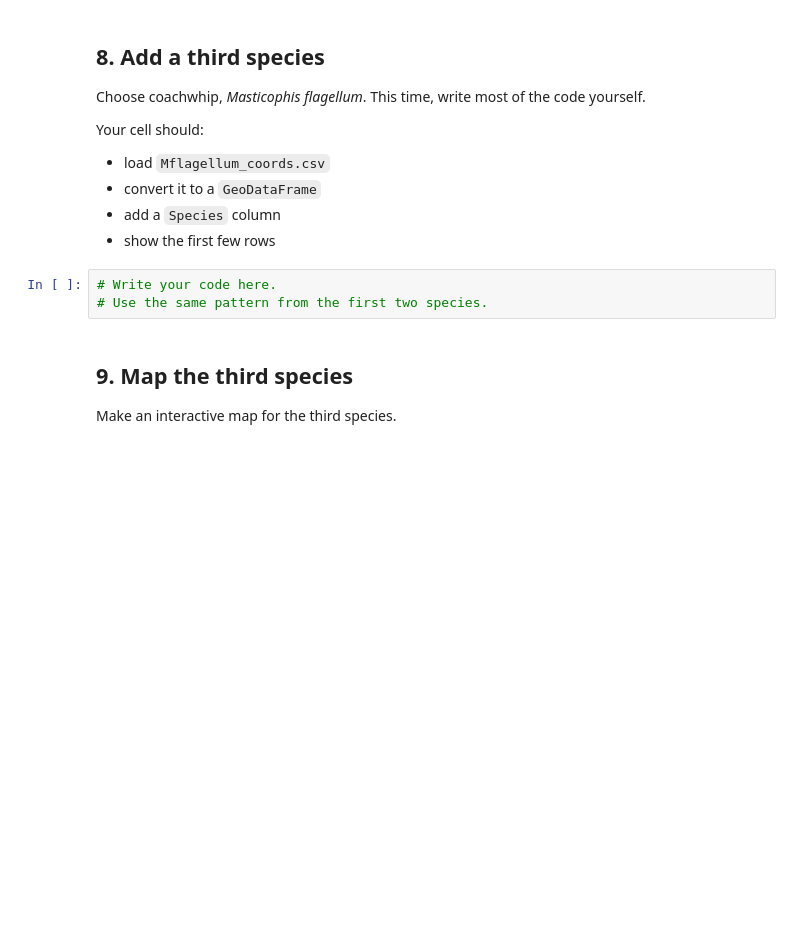
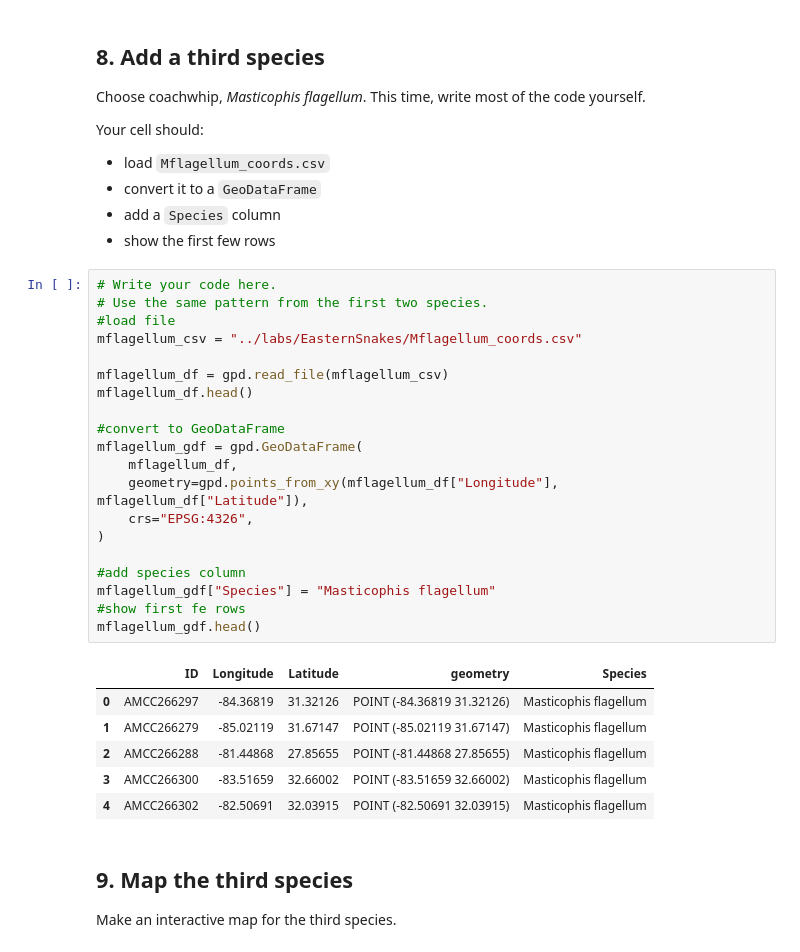
Before and after one commit to carlycoughlin-ux/BIO597-SpatialBiodiversity, a Jupyter notebook: docs/assignments/Assignment-01-Geopandas.ipynb, the cells around one changed output. Drawn from its saved outputs; the diff is of its cells as text; blank space fills up the shorter version.

```diff
--- a/docs/assignments/Assignment-01-Geopandas.ipynb
+++ b/docs/assignments/Assignment-01-Geopandas.ipynb
@@ -110,6 +142,30 @@ Your cell should:
 # %%
 # Write your code here.
 # Use the same pattern from the first two species.
+#load file
+mflagellum_csv = "../labs/EasternSnakes/Mflagellum_coords.csv"
+
+mflagellum_df = gpd.read_file(mflagellum_csv)
+mflagellum_df.head()
+
+#convert to GeoDataFrame
+mflagellum_gdf = gpd.GeoDataFrame(
+    mflagellum_df,
+    geometry=gpd.points_from_xy(mflagellum_df["Longitude"], mflagellum_df["Latitude"]),
+    crs="EPSG:4326",
+)
+
+#add species column
+mflagellum_gdf["Species"] = "Masticophis flagellum"
+#show first fe rows
+mflagellum_gdf.head()
+# %% [output]
+|  | ID | Longitude | Latitude | geometry | Species |
+| 0 | AMCC266297 | -84.36819 | 31.32126 | POINT (-84.36819 31.32126) | Masticophis flagellum |
+| 1 | AMCC266279 | -85.02119 | 31.67147 | POINT (-85.02119 31.67147) | Masticophis flagellum |
+| 2 | AMCC266288 | -81.44868 | 27.85655 | POINT (-81.44868 27.85655) | Masticophis flagellum |
+| 3 | AMCC266300 | -83.51659 | 32.66002 | POINT (-83.51659 32.66002) | Masticophis flagellum |
+| 4 | AMCC266302 | -82.50691 | 32.03915 | POINT (-82.50691 32.03915) | Masticophis flagellum |
 # %% [markdown]
 ## 9. Map the third species
 
```
Also changed, not shown: parts of 18 cells of this notebook.
